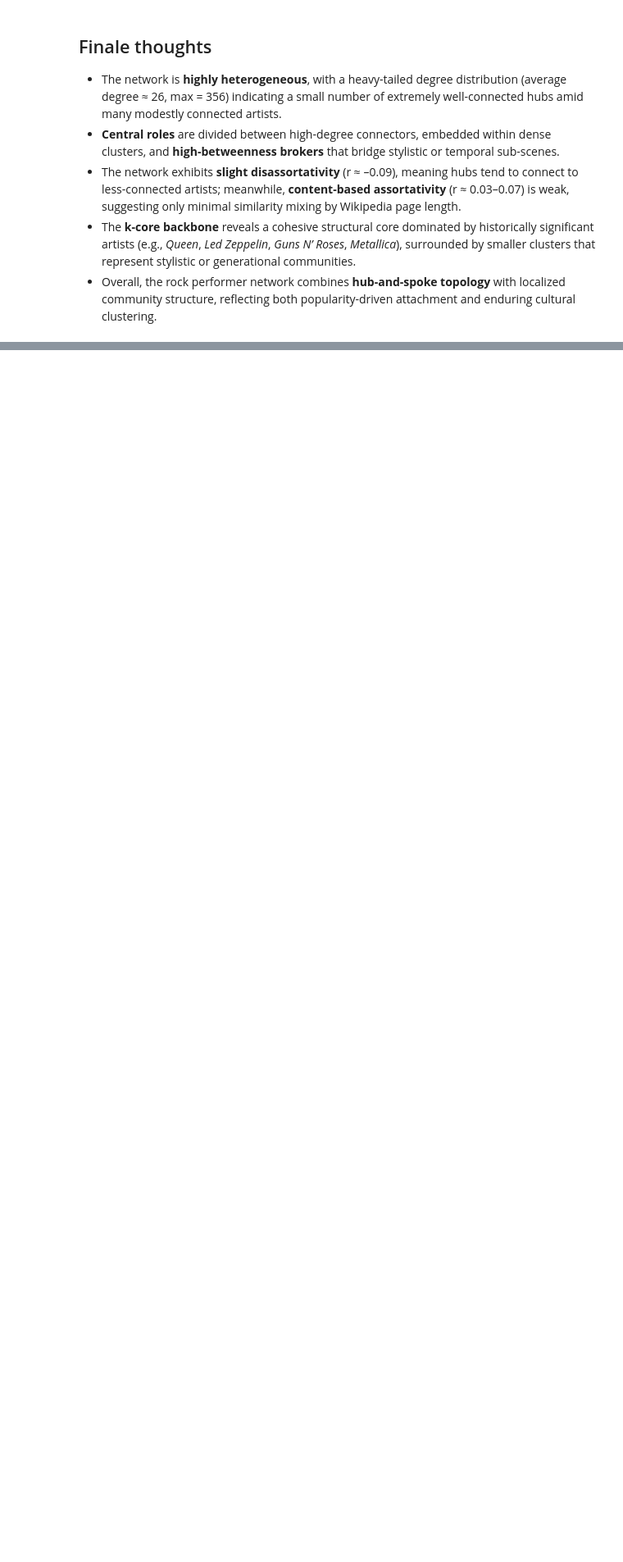
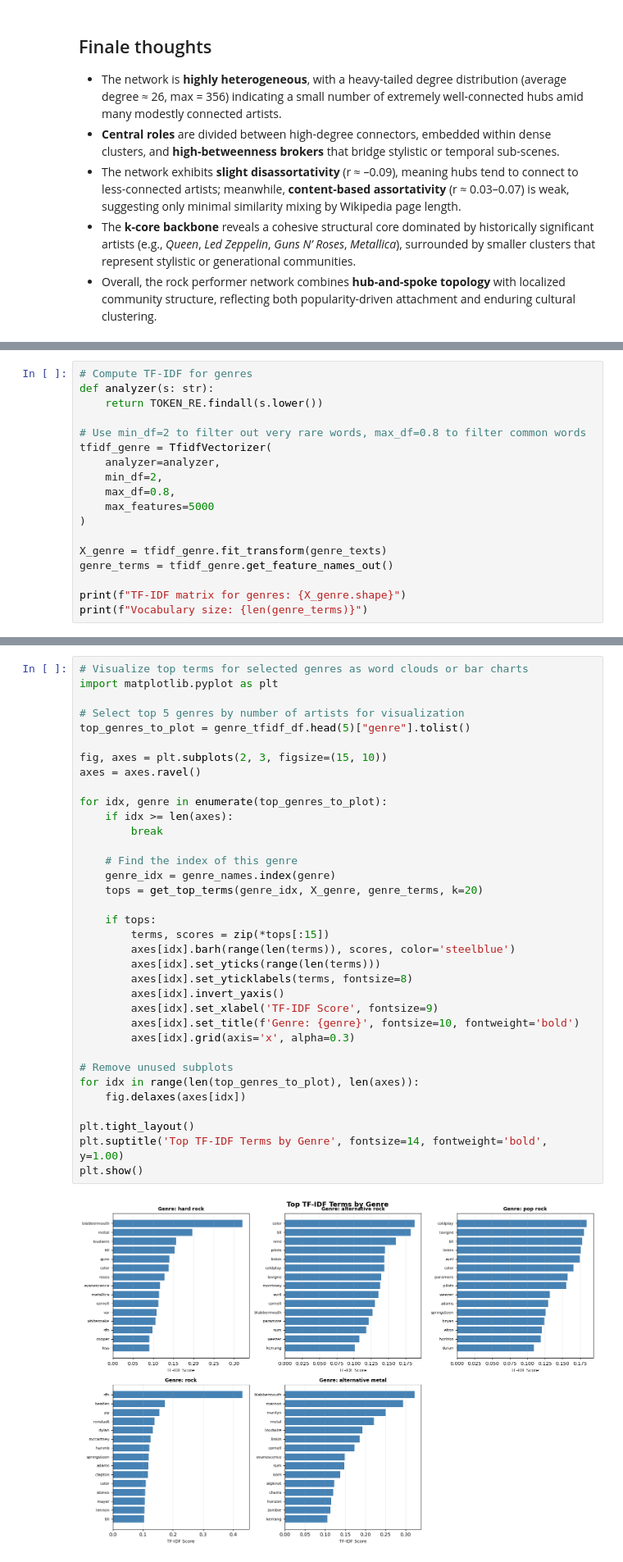
Before and after one commit to LeoItaly/02805-social-graphs-interactions, a Jupyter notebook: Assignment 2/assignment2.ipynb, the cells around one changed output, grey strips where cells are left out. Shown at 82% size. Drawn from its saved outputs; the diff is of its cells as text; blank space fills up the shorter version.

```diff
--- a/Assignment 2/assignment2.ipynb
+++ b/Assignment 2/assignment2.ipynb
@@ -356,0 +475,18 @@ Problem
+# %%
+# Compute TF-IDF for genres
+def analyzer(s: str):
+    return TOKEN_RE.findall(s.lower())
+
+# Use min_df=2 to filter out very rare words, max_df=0.8 to filter common words
+tfidf_genre = TfidfVectorizer(
+    analyzer=analyzer,
+    min_df=2,
+    max_df=0.8,
+    max_features=5000
+)
+
+X_genre = tfidf_genre.fit_transform(genre_texts)
+genre_terms = tfidf_genre.get_feature_names_out()
+
+print(f"TF-IDF matrix for genres: {X_genre.shape}")
+print(f"Vocabulary size: {len(genre_terms)}")
@@ -356,0 +532,37 @@ Problem
+# %%
+# Visualize top terms for selected genres as word clouds or bar charts
+import matplotlib.pyplot as plt
+
+# Select top 5 genres by number of artists for visualization
+top_genres_to_plot = genre_tfidf_df.head(5)["genre"].tolist()
+
+fig, axes = plt.subplots(2, 3, figsize=(15, 10))
+axes = axes.ravel()
+
+for idx, genre in enumerate(top_genres_to_plot):
+    if idx >= len(axes):
+        break
+
+    # Find the index of this genre
+    genre_idx = genre_names.index(genre)
+    tops = get_top_terms(genre_idx, X_genre, genre_terms, k=20)
+
+    if tops:
+        terms, scores = zip(*tops[:15])
+        axes[idx].barh(range(len(terms)), scores, color='steelblue')
+        axes[idx].set_yticks(range(len(terms)))
+        axes[idx].set_yticklabels(terms, fontsize=8)
+        axes[idx].invert_yaxis()
+        axes[idx].set_xlabel('TF-IDF Score', fontsize=9)
+        axes[idx].set_title(f'Genre: {genre}', fontsize=10, fontweight='bold')
+        axes[idx].grid(axis='x', alpha=0.3)
+
+# Remove unused subplots
+for idx in range(len(top_genres_to_plot), len(axes)):
+    fig.delaxes(axes[idx])
+
+plt.tight_layout()
+plt.suptitle('Top TF-IDF Terms by Genre', fontsize=14, fontweight='bold', y=1.00)
+plt.show()
+# %% [output]
+[figure, added]
```
Also changed, not shown: parts of 23 cells of this notebook.
